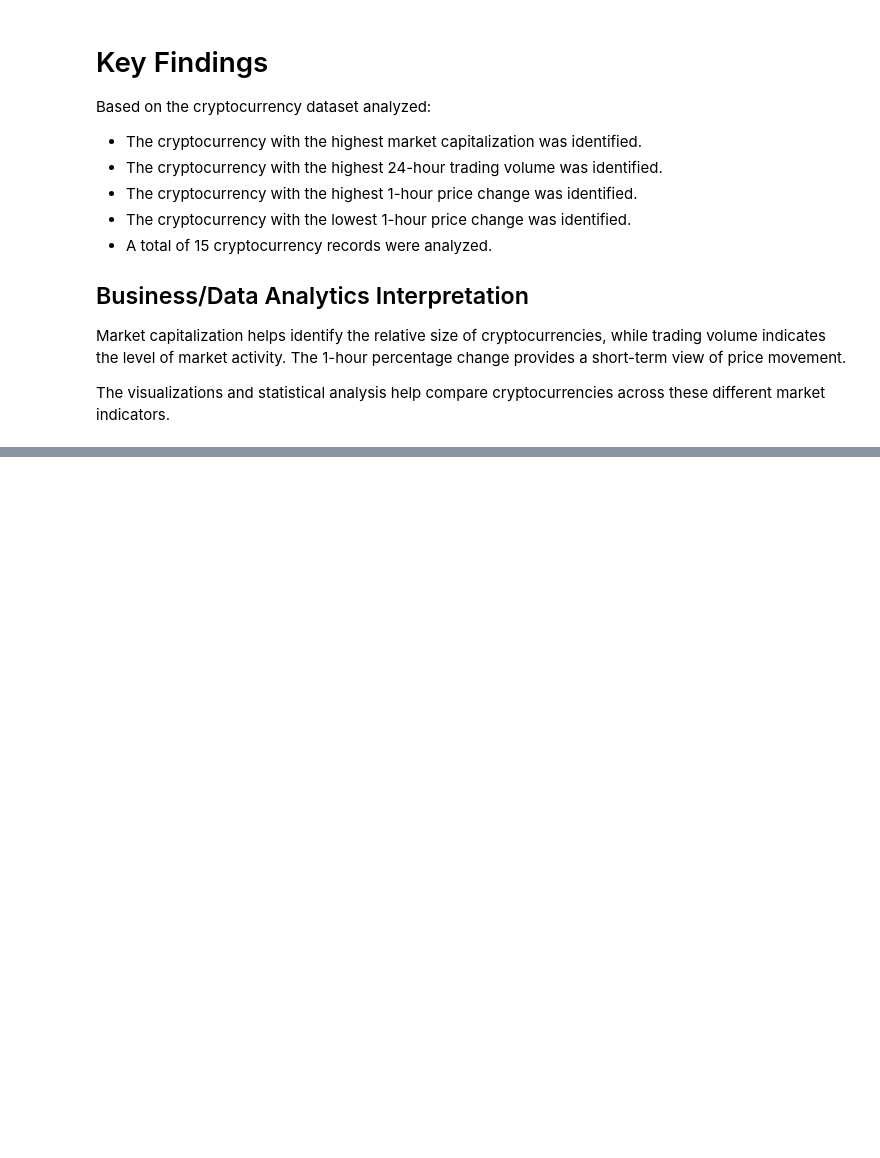
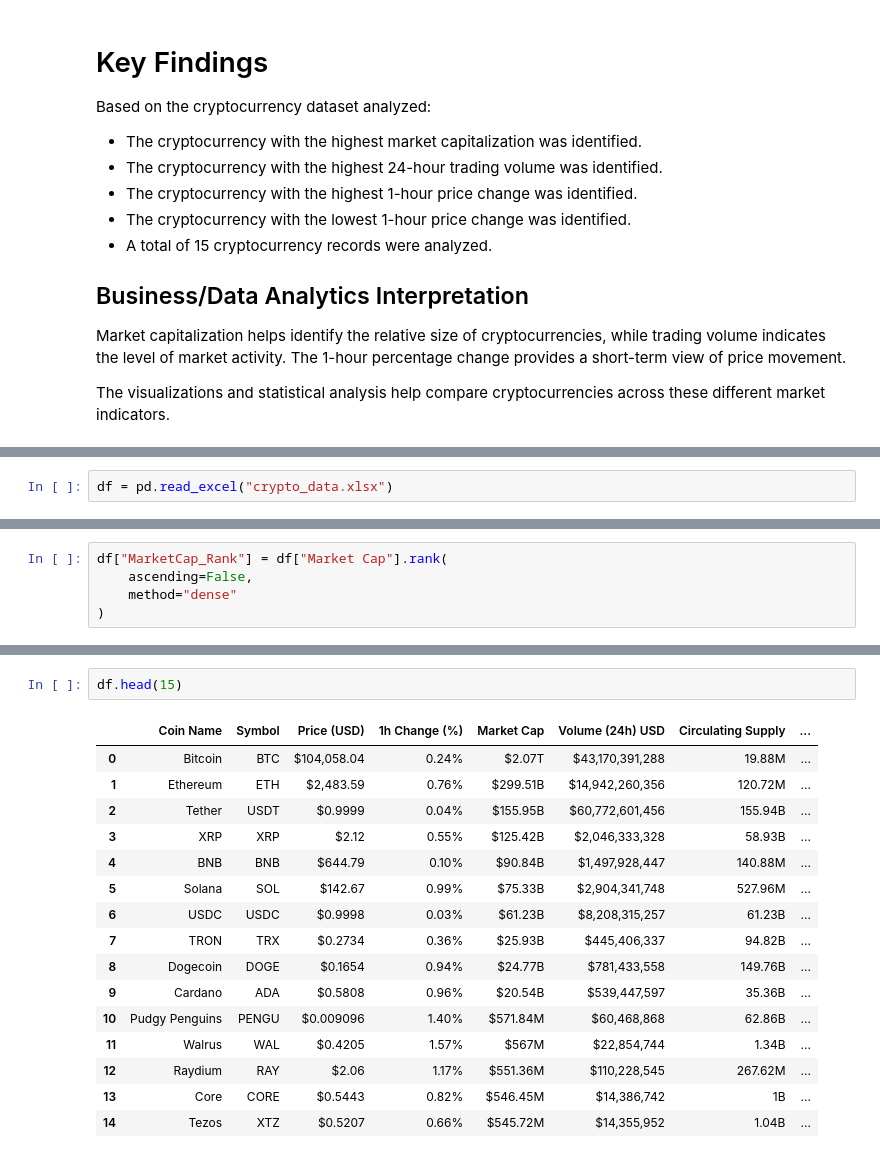
Before and after one commit to srikanthkondadasula2002-art/Crypto_Currency_report, a Jupyter notebook: new.ipynb, the cells around one changed output, grey strips where cells are left out. Saved outputs shown, nothing was run; the diff lists cells and outputs as text; blank space fills up the shorter version.

Commit message:
Complete cryptocurrency data analytics

```diff
--- a/new.ipynb
+++ b/new.ipynb
@@ -429,0 +465,2 @@ The visualizations and statistical analysis help compare cryptocurrencies across
+# %%
+df = pd.read_excel("crypto_data.xlsx")
@@ -429,0 +524,5 @@ The visualizations and statistical analysis help compare cryptocurrencies across
+# %%
+df["MarketCap_Rank"] = df["Market Cap"].rank(
+    ascending=False,
+    method="dense"
+)
@@ -429,0 +608,19 @@ The visualizations and statistical analysis help compare cryptocurrencies across
+# %%
+df.head(15)
+# %% [output]
+|  | Coin Name | Symbol | Price (USD) | 1h Change (%) | Market Cap | Volume (24h) USD | Circulating Supply | ... |
+| 0 | Bitcoin | BTC | $104,058.04 | 0.24% | $2.07T | $43,170,391,288 | 19.88M | ... |
+| 1 | Ethereum | ETH | $2,483.59 | 0.76% | $299.51B | $14,942,260,356 | 120.72M | ... |
+| 2 | Tether | USDT | $0.9999 | 0.04% | $155.95B | $60,772,601,456 | 155.94B | ... |
+| 3 | XRP | XRP | $2.12 | 0.55% | $125.42B | $2,046,333,328 | 58.93B | ... |
+| 4 | BNB | BNB | $644.79 | 0.10% | $90.84B | $1,497,928,447 | 140.88M | ... |
+| 5 | Solana | SOL | $142.67 | 0.99% | $75.33B | $2,904,341,748 | 527.96M | ... |
+| 6 | USDC | USDC | $0.9998 | 0.03% | $61.23B | $8,208,315,257 | 61.23B | ... |
+| 7 | TRON | TRX | $0.2734 | 0.36% | $25.93B | $445,406,337 | 94.82B | ... |
+| 8 | Dogecoin | DOGE | $0.1654 | 0.94% | $24.77B | $781,433,558 | 149.76B | ... |
+| 9 | Cardano | ADA | $0.5808 | 0.96% | $20.54B | $539,447,597 | 35.36B | ... |
+| 10 | Pudgy Penguins | PENGU | $0.009096 | 1.40% | $571.84M | $60,468,868 | 62.86B | ... |
+| 11 | Walrus | WAL | $0.4205 | 1.57% | $567M | $22,854,744 | 1.34B | ... |
+| 12 | Raydium | RAY | $2.06 | 1.17% | $551.36M | $110,228,545 | 267.62M | ... |
+| 13 | Core | CORE | $0.5443 | 0.82% | $546.45M | $14,386,742 | 1B | ... |
+| 14 | Tezos | XTZ | $0.5207 | 0.66% | $545.72M | $14,355,952 | 1.04B | ... |
```
Also changed, not shown: parts of 47 cells of this notebook, 1 other file.
